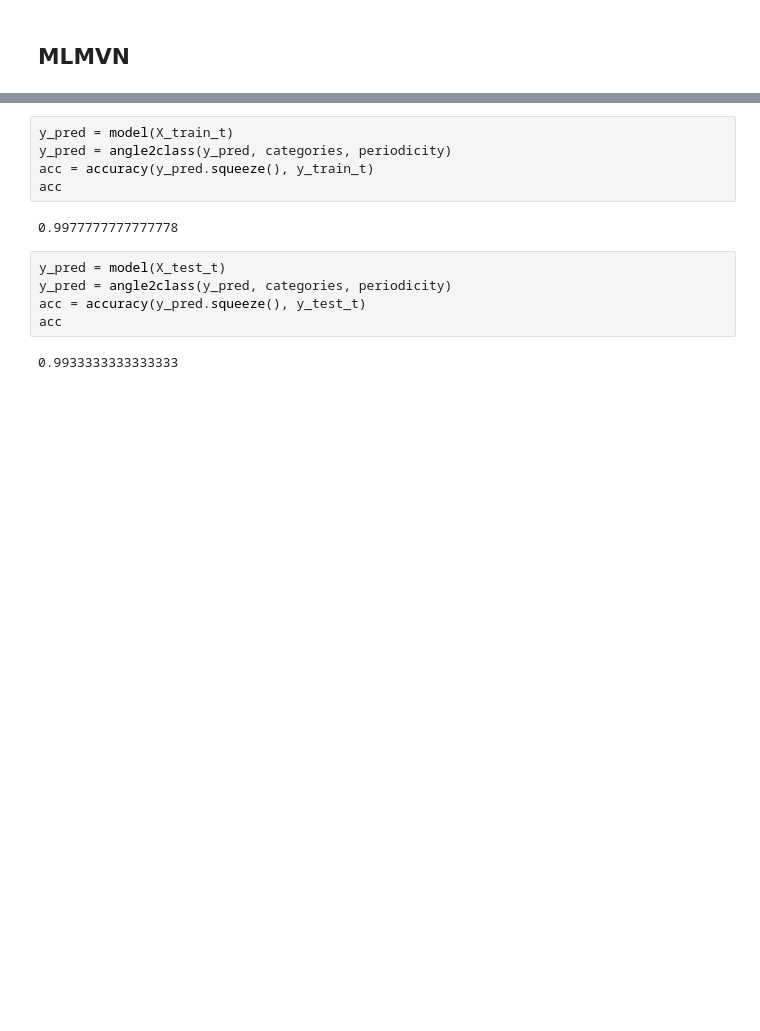
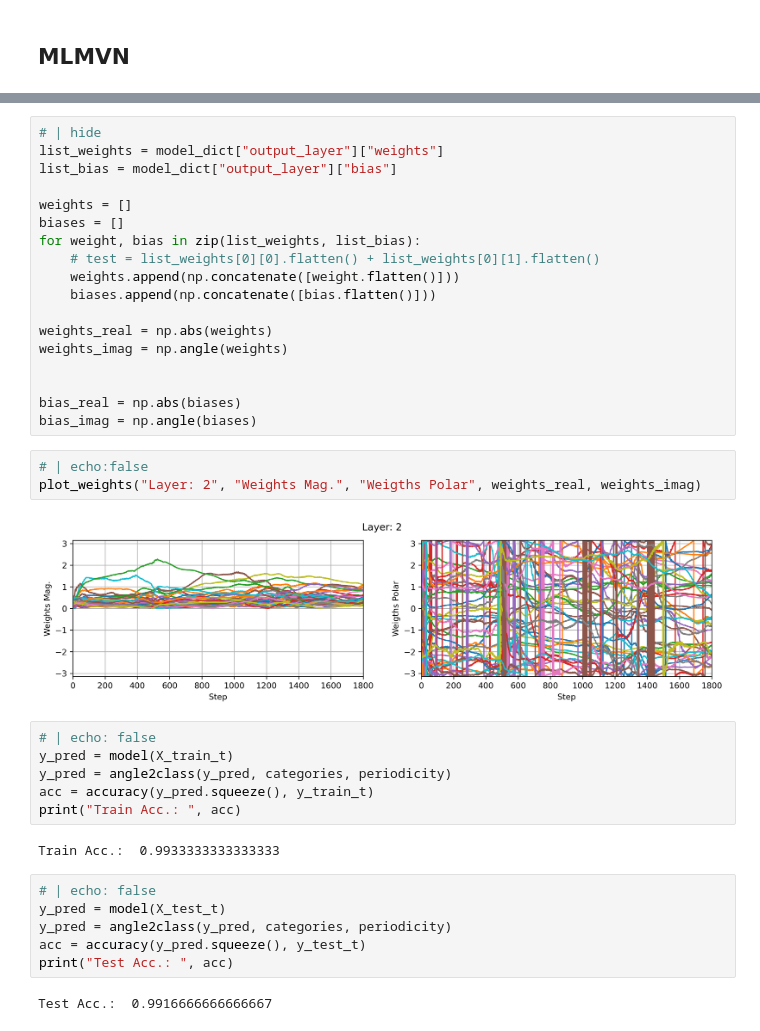
Before and after one commit to antonpf/mlmvn, a Jupyter notebook: nbs/examples/moons/00_moons.ipynb, the cells around one changed output, grey strips where cells are left out. Cells and saved outputs as stored; diff of their text form; blank space fills up the shorter version.

```diff
--- a/nbs/examples/moons/00_moons.ipynb
+++ b/nbs/examples/moons/00_moons.ipynb
@@ -390,15 +431,40 @@ plot_weights("Layer: 2", weights_real, weights_imag)
+# %%
+# | hide
+list_weights = model_dict["output_layer"]["weights"]
+list_bias = model_dict["output_layer"]["bias"]
+
+weights = []
+biases = []
+for weight, bias in zip(list_weights, list_bias):
+    # test = list_weights[0][0].flatten() + list_weights[0][1].flatten()
+    weights.append(np.concatenate([weight.flatten()]))
+    biases.append(np.concatenate([bias.flatten()]))
+
+weights_real = np.abs(weights)
+weights_imag = np.angle(weights)
+
+
+bias_real = np.abs(biases)
+bias_imag = np.angle(biases)
+# %%
+# | echo:false
+plot_weights("Layer: 2", "Weights Mag.", "Weigths Polar", weights_real, weights_imag)
+# %% [output]
+[figure, added]
 # %%
+# | echo: false
 y_pred = model(X_train_t)
 y_pred = angle2class(y_pred, categories, periodicity)
 acc = accuracy(y_pred.squeeze(), y_train_t)
-acc
+print("Train Acc.: ", acc)
 # %% [output]
-0.9977777777777778
+Train Acc.:  0.9933333333333333
 # %%
+# | echo: false
 y_pred = model(X_test_t)
 y_pred = angle2class(y_pred, categories, periodicity)
 acc = accuracy(y_pred.squeeze(), y_test_t)
-acc
+print("Test Acc.: ", acc)
 # %% [output]
-0.9933333333333333
+Test Acc.:  0.9916666666666667
 # %%
```
Also changed, not shown: parts of 21 cells of this notebook, 10 other files.
